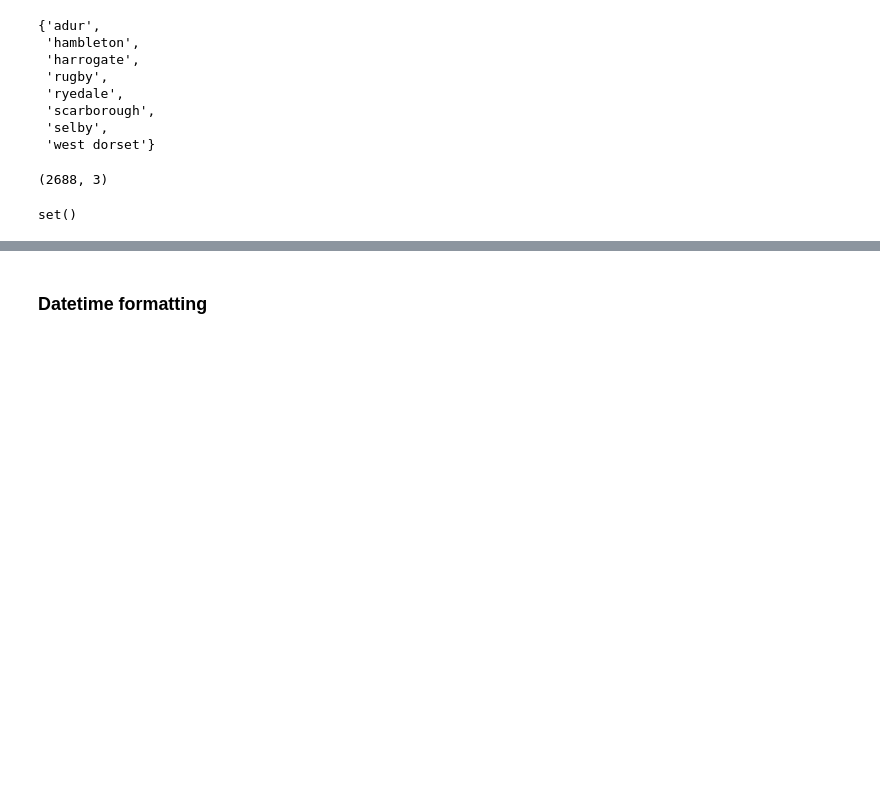
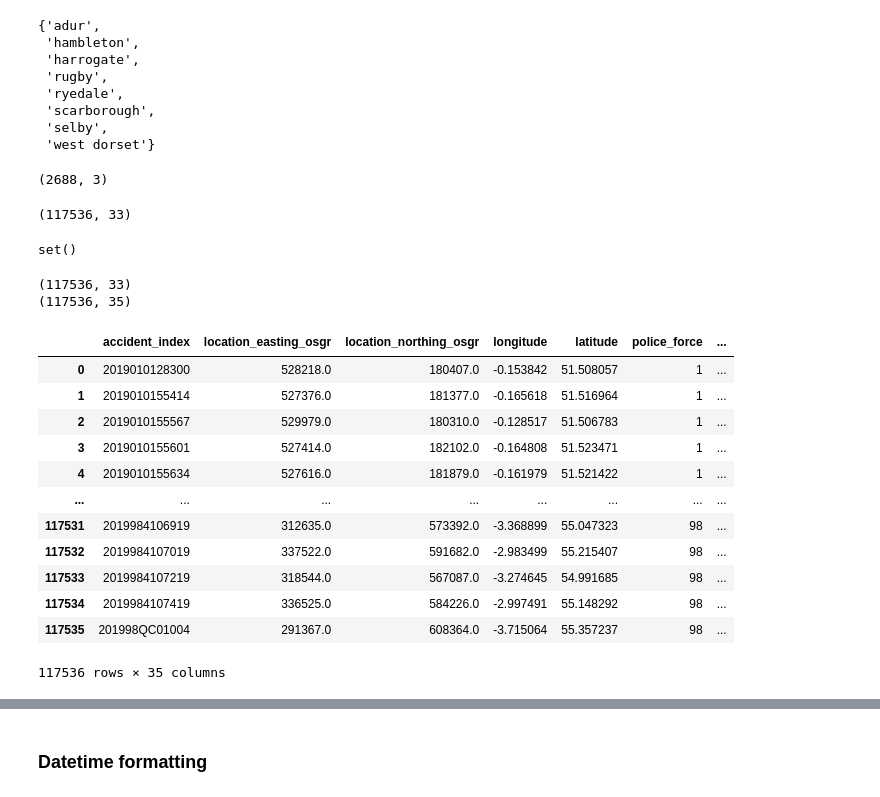
Before and after one commit to jakegodsall/road-traffic-accidents-2019, a Jupyter notebook: notebooks/data_cleaning.ipynb, the cells around one changed output, grey strips where cells are left out. Cells and saved outputs as stored; diff of their text form; code cells hidden in the pictures; blank space fills up the shorter version.

```diff
--- a/notebooks/data_cleaning.ipynb
+++ b/notebooks/data_cleaning.ipynb
@@ -204,6 +208,10 @@ cities = pd.concat([cities, manual_additions], axis=0)
 cities.shape
 # %% [output]
 (2688, 3)
+# %%
+accidents.shape
+# %% [output]
+(117536, 33)
 # %%
 # determine the 'districts' with missing coordinate data in our data set that are not in the city_coords.csv file
 set(missing_districts) - set(cities.district)
@@ -212,9 +220,29 @@ set()
 # %%
 # determine the average coordinates for locations in this district in the cities df
 cities = cities.groupby('district').median()
-
+print(accidents.shape)
 # inner-join the accidents dataframe with the cities dataframe on the 'district' column
-accidents = accidents.merge(cities, on='district')
+accidents = accidents.merge(cities, on='district', how='left')
+print(accidents.shape)
+# %% [output]
+(117536, 33)
+(117536, 35)
+# %%
+accidents
+# %% [output]
+|  | accident_index | location_easting_osgr | location_northing_osgr | longitude | latitude | police_force | ... |
+| 0 | 2019010128300 | 528218.0 | 180407.0 | -0.153842 | 51.508057 | 1 | ... |
+| 1 | 2019010155414 | 527376.0 | 181377.0 | -0.165618 | 51.516964 | 1 | ... |
+| 2 | 2019010155567 | 529979.0 | 180310.0 | -0.128517 | 51.506783 | 1 | ... |
+| 3 | 2019010155601 | 527414.0 | 182102.0 | -0.164808 | 51.523471 | 1 | ... |
+| 4 | 2019010155634 | 527616.0 | 181879.0 | -0.161979 | 51.521422 | 1 | ... |
+| ... | ... | ... | ... | ... | ... | ... | ... |
+| 117531 | 2019984106919 | 312635.0 | 573392.0 | -3.368899 | 55.047323 | 98 | ... |
+| 117532 | 2019984107019 | 337522.0 | 591682.0 | -2.983499 | 55.215407 | 98 | ... |
+| 117533 | 2019984107219 | 318544.0 | 567087.0 | -3.274645 | 54.991685 | 98 | ... |
+| 117534 | 2019984107419 | 336525.0 | 584226.0 | -2.997491 | 55.148292 | 98 | ... |
+| 117535 | 201998QC01004 | 291367.0 | 608364.0 | -3.715064 | 55.357237 | 98 | ... |
+117536 rows × 35 columns
 # %%
 # impute the missing longitude and latitude values with the new longitude and latitude values from the cities dataframe
 accidents.loc[accidents.longitude.isnull(), 'longitude'] = accidents.loc[accidents.longitude.isnull(), 'longitude_new']
```
Also changed, not shown: parts of 13 cells of this notebook.
